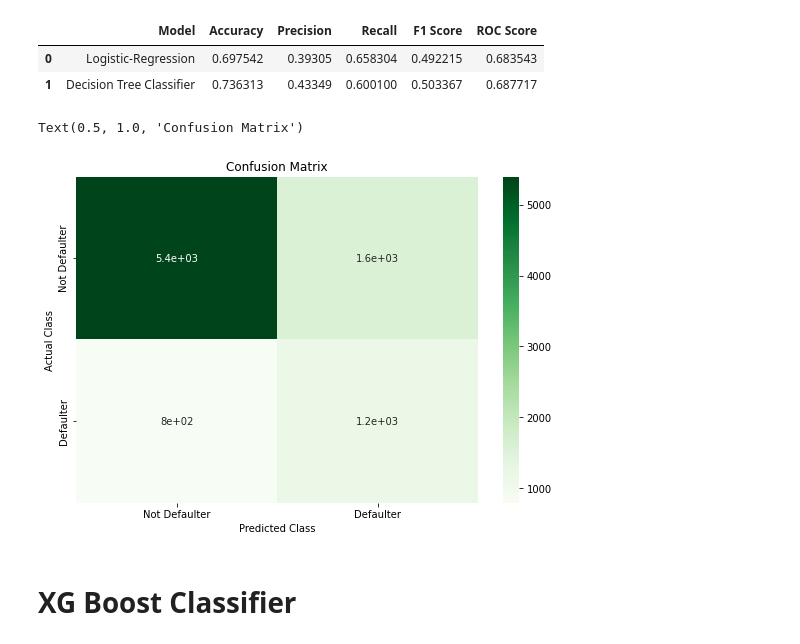
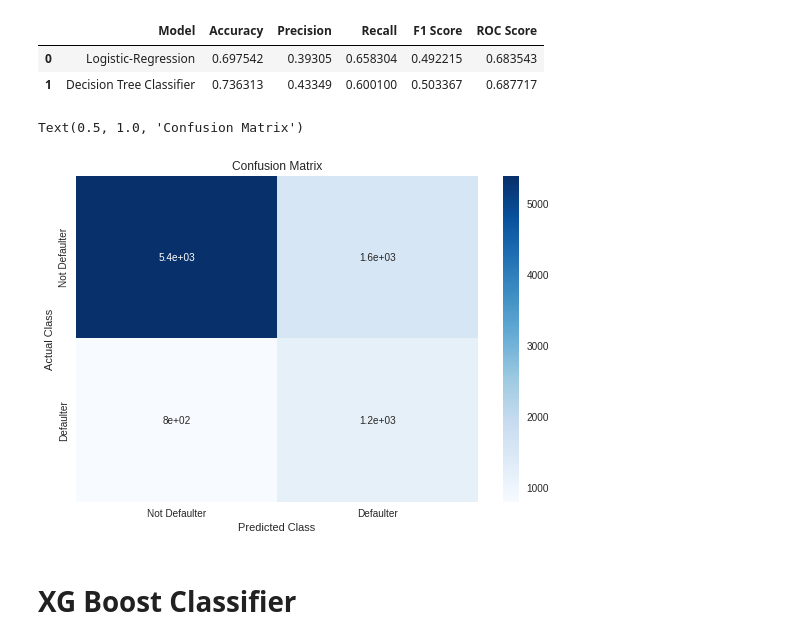
Before and after one commit to Rahman88talha/Credit_Card_Default_Prediction_Classification, a Jupyter notebook: Credit_Card_default_Prediction(Classification)_Analysis.ipynb, the cells around one changed output. Drawn from its saved outputs; the diff is of its cells as text; code cells hidden in the pictures.

```diff
--- a/Credit_Card_default_Prediction(Classification)_Analysis.ipynb
+++ b/Credit_Card_default_Prediction(Classification)_Analysis.ipynb
@@ -743,14 +743,14 @@ model_results
 # %%
 labels = ['Not Defaulter','Defaulter']
 # heatmap
 plt.figure(figsize = (9,6))
-sns.heatmap(dtc_test_confusion_matrix,cmap = 'Greens', annot = True, xticklabels = labels, yticklabels = labels)
+sns.heatmap(dtc_test_confusion_matrix,cmap = 'Blues', annot = True, xticklabels = labels, yticklabels = labels)
 plt.ylabel('Actual Class')
 plt.xlabel('Predicted Class')
 plt.title('Confusion Matrix',fontsize = 12)
 # %% [output]
 Text(0.5, 1.0, 'Confusion Matrix')
-[figure, old version]
+[figure, new version]
 # %% [markdown]
 # XG Boost Classifier
 # %% [markdown]
```
Also changed, not shown: parts of 2 cells of this notebook.
